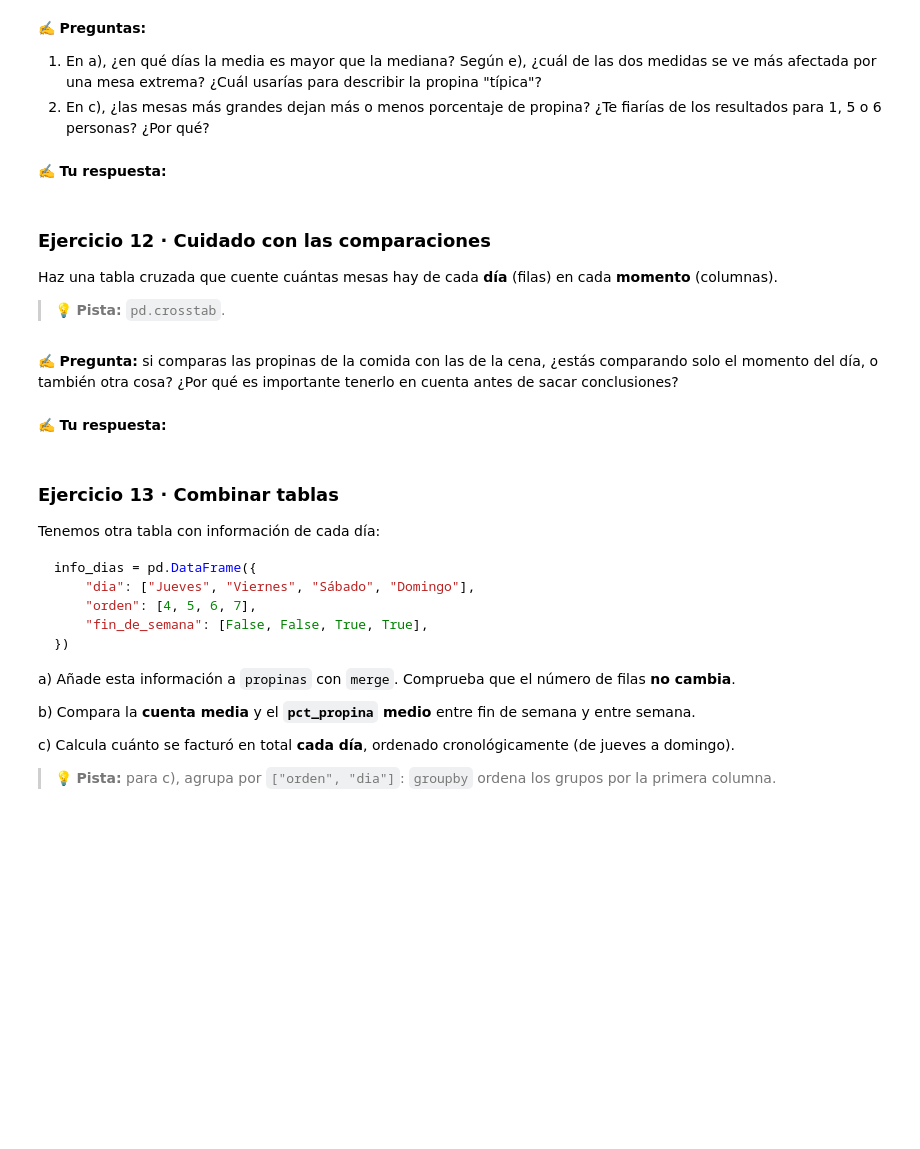
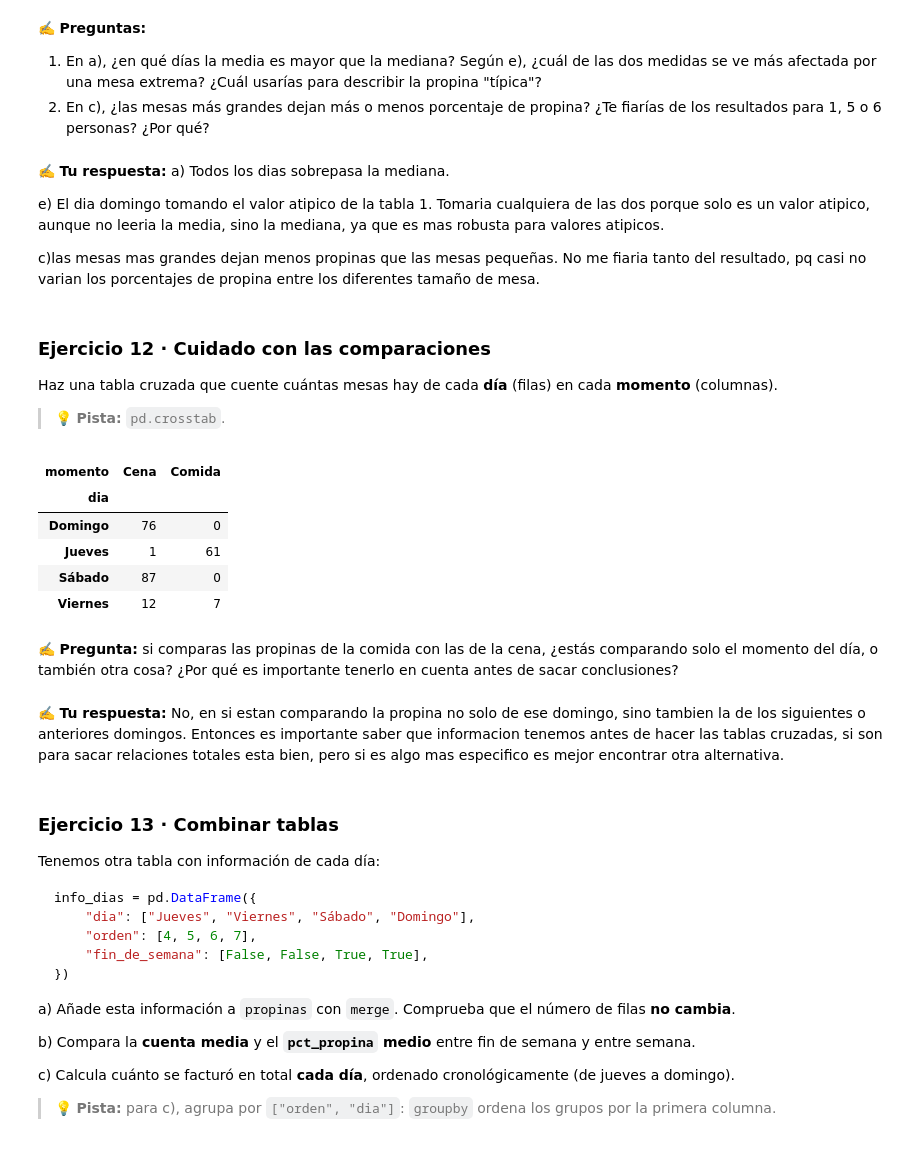
Before and after one commit to Flavs345009/ml-course, a Jupyter notebook: workspace/01_actividad_numpy_pandas.ipynb, the cells around one changed output. Cells and saved outputs as stored; diff of their text form; code cells hidden in the pictures; blank space fills up the shorter version.

```diff
--- a/workspace/01_actividad_numpy_pandas.ipynb
+++ b/workspace/01_actividad_numpy_pandas.ipynb
@@ -446,7 +649,11 @@ e) Quédate solo con las mesas del **domingo** y calcula la media y la mediana d
 1. En a), ¿en qué días la media es mayor que la mediana? Según e), ¿cuál de las dos medidas se ve más afectada por una mesa extrema? ¿Cuál usarías para describir la propina "típica"?
 2. En c), ¿las mesas más grandes dejan más o menos porcentaje de propina? ¿Te fiarías de los resultados para 1, 5 o 6 personas? ¿Por qué?
 # %% [markdown]
-✍️ **Tu respuesta:**
+✍️ **Tu respuesta:** a) Todos los dias sobrepasa la mediana.
+
+e) El dia domingo tomando el valor atipico de la tabla 1. Tomaria cualquiera de las dos porque solo es un valor atipico, aunque no leeria la media, sino la mediana, ya que es mas robusta para valores atipicos.
+
+c)las mesas mas grandes dejan menos propinas que las mesas pequeñas. No me fiaria tanto del resultado, pq casi no varian los porcentajes de propina entre los diferentes tamaño de mesa.
 # %% [markdown]
 ### Ejercicio 12 · Cuidado con las comparaciones
 
@@ -455,10 +662,18 @@ Haz una tabla cruzada que cuente cuántas mesas hay de cada **día** (filas) en
 > 💡 **Pista:** `pd.crosstab`.
 # %%
 # Tu código aquí
+pd.crosstab(propinas_esp["dia"],propinas_esp["momento"]).round(1)
+# %% [output]
+| momento | Cena | Comida |
+| dia |  |  |
+| Domingo | 76 | 0 |
+| Jueves | 1 | 61 |
+| Sábado | 87 | 0 |
+| Viernes | 12 | 7 |
 # %% [markdown]
 ✍️ **Pregunta:** si comparas las propinas de la comida con las de la cena, ¿estás comparando solo el momento del día, o también otra cosa? ¿Por qué es importante tenerlo en cuenta antes de sacar conclusiones?
 # %% [markdown]
-✍️ **Tu respuesta:**
+✍️ **Tu respuesta:** No, en si estan comparando la propina no solo de ese domingo, sino tambien la de los siguientes o anteriores domingos. Entonces es importante saber que informacion tenemos antes de hacer las tablas cruzadas, si son para sacar relaciones totales esta bien, pero si es algo mas especifico es mejor encontrar otra alternativa.
 # %% [markdown]
 ### Ejercicio 13 · Combinar tablas
 
```
Also changed, not shown: parts of 20 cells of this notebook.
